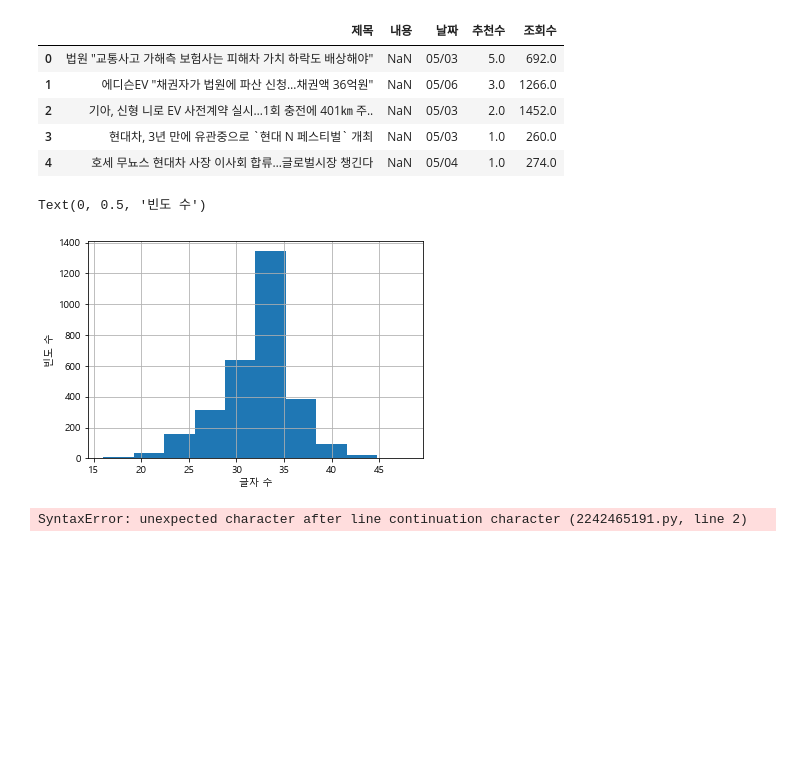
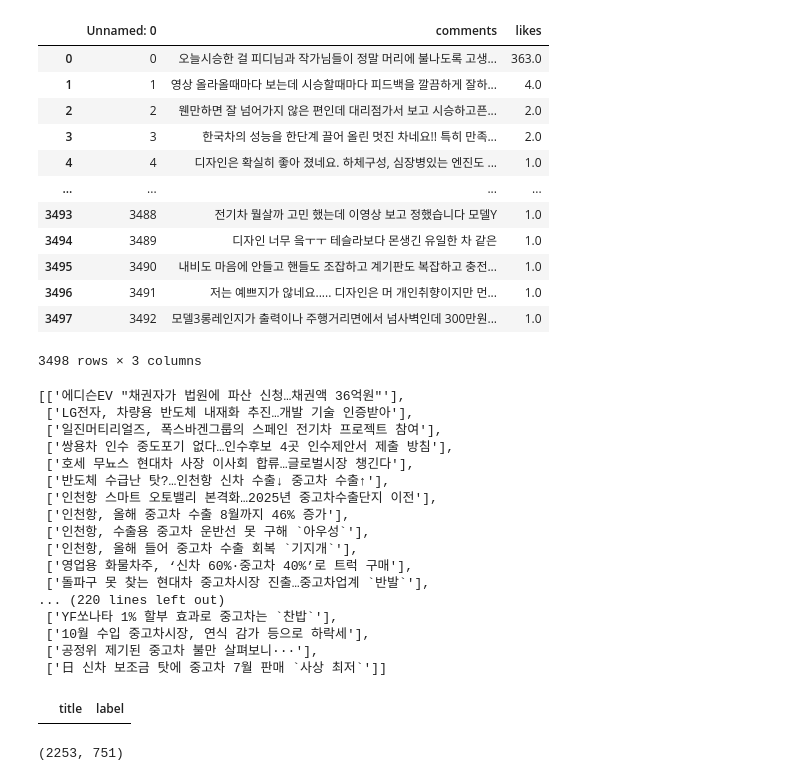
Before and after one commit to ethan528/Python, a Jupyter notebook: 중고차 시세 예측/보배드림 뉴스 크롤링_EDA.ipynb, the cells around one changed output. Cells and saved outputs as stored; diff of their text form; code cells hidden in the pictures; blank space fills up the shorter version.

```diff
--- a/중고차 시세 예측/보배드림 뉴스 크롤링_EDA.ipynb
+++ b/중고차 시세 예측/보배드림 뉴스 크롤링_EDA.ipynb
@@ -1,28 +4,43 @@
 # %%
 import pandas as pd
+
+df = pd.read_csv('./합본1/기아+기아.csv')
+df
+# %% [output]
+|  | Unnamed: 0 | comments | likes |
+| 0 | 0 | 오늘시승한 걸 피디님과 작가님들이 정말 머리에 불나도록 고생... | 363.0 |
+| 1 | 1 | 영상 올라올때마다 보는데 시승할때마다 피드백을 깔끔하게 잘하... | 4.0 |
+| 2 | 2 | 웬만하면 잘 넘어가지 않은 편인데 대리점가서 보고 시승하고픈... | 2.0 |
+| 3 | 3 | 한국차의 성능을 한단계 끌어 올린 멋진 차네요!! 특히 만족... | 2.0 |
+| 4 | 4 | 디자인은 확실히 좋아 졌네요. 하체구성, 심장병있는 엔진도 ... | 1.0 |
+| ... | ... | ... | ... |
+| 3493 | 3488 | 전기차 뭘살까 고민 했는데 이영상 보고 정했습니다 모델Y | 1.0 |
+| 3494 | 3489 | 디자인 너무 읔ㅜㅜ 테슬라보다 몬생긴 유일한 차 같은 | 1.0 |
+| 3495 | 3490 | 내비도 마음에 안들고 핸들도 조잡하고 계기판도 복잡하고 충전... | 1.0 |
+| 3496 | 3491 | 저는 예쁘지가 않네요..... 디자인은 머 개인취향이지만 먼... | 1.0 |
+| 3497 | 3492 | 모델3롱레인지가 출력이나 주행거리면에서 넘사벽인데 300만원... | 1.0 |
+3498 rows × 3 columns
-# %%
-df = pd.read_csv('보배드림 뉴스 크롤링.csv', encoding='cp949')
-df.head()
-# %% [output]
-|  | 제목 | 내용 | 날짜 | 추천수 | 조회수 |
-| 0 | 법원 "교통사고 가해측 보험사는 피해차 가치 하락도 배상해야" | NaN | 05/03 | 5.0 | 692.0 |
-| 1 | 에디슨EV "채권자가 법원에 파산 신청…채권액 36억원" | NaN | 05/06 | 3.0 | 1266.0 |
-| 2 | 기아, 신형 니로 EV 사전계약 실시…1회 충전에 401㎞ 주.. | NaN | 05/03 | 2.0 | 1452.0 |
-| 3 | 현대차, 3년 만에 유관중으로 `현대 N 페스티벌` 개최 | NaN | 05/03 | 1.0 | 260.0 |
-| 4 | 호세 무뇨스 현대차 사장 이사회 합류…글로벌시장 챙긴다 | NaN | 05/04 | 1.0 | 274.0 |
-# %%
-ax = df['제목'].str.len().hist()
-ax.set_xlabel('글자 수')
-ax.set_ylabel('빈도 수')
-# %% [output]
-Text(0, 0.5, '빈도 수')
-[figure, removed]
-# %%
-#토큰별 길이 평균
-ax = df['title'].str.split().\
-    apply(lambda x : [len(i) for i in x]). \
-    map(lambda x: np.mean(x)).hist()
-ax.set_xlabel('토큰 길이 평균')
-ax.set_ylabel('빈도 수')
-# %% [output]
-SyntaxError: unexpected character after line continuation character (2242465191.py, line 2)
+# %%
+df_labeling = df[['title']]
+
+titles = df_labeling.values.tolist()
+
+titles
+# %% [output]
+[['에디슨EV "채권자가 법원에 파산 신청…채권액 36억원"'],
+ ['LG전자, 차량용 반도체 내재화 추진…개발 기술 인증받아'],
+ ['일진머티리얼즈, 폭스바겐그룹의 스페인 전기차 프로젝트 참여'],
+ ['쌍용차 인수 중도포기 없다…인수후보 4곳 인수제안서 제출 방침'],
+ ['호세 무뇨스 현대차 사장 이사회 합류…글로벌시장 챙긴다'],
+ ['반도체 수급난 탓?…인천항 신차 수출↓ 중고차 수출↑'],
+ ['인천항 스마트 오토밸리 본격화…2025년 중고차수출단지 이전'],
+ ['인천항, 올해 중고차 수출 8월까지 46% 증가'],
+ ['인천항, 수출용 중고차 운반선 못 구해 `아우성`'],
+ ['인천항, 올해 들어 중고차 수출 회복 `기지개`'],
+ ['영업용 화물차주, ‘신차 60%·중고차 40%’로 트럭 구매'],
+ ['돌파구 못 찾는 현대차 중고차시장 진출…중고차업계 `반발`'],
+... (220 lines left out)
+ ['YF쏘나타 1% 할부 효과로 중고차는 `찬밥`'],
+ ['10월 수입 중고차시장, 연식 감가 등으로 하락세'],
+ ['공정위 제기된 중고차 불만 살펴보니···'],
+ ['日 신차 보조금 탓에 중고차 7월 판매 `사상 최저`']]
@@ -28,0 +67,11 @@ SyntaxError: unexpected character after line continuation character (2242465191.
+# %%
+df_labeling[df_labeling['label'] == 1]
+# %% [output]
+|  | title | label |
+# %%
+from sklearn.model_selection import train_test_split
+
+train_data, test_data = train_test_split(df_labeling, test_size = 0.25, random_state = 42)
+len(train_data), len(test_data)
+# %% [output]
+(2253, 751)
```
Also changed, not shown: parts of 29 cells of this notebook, 3 other files.
